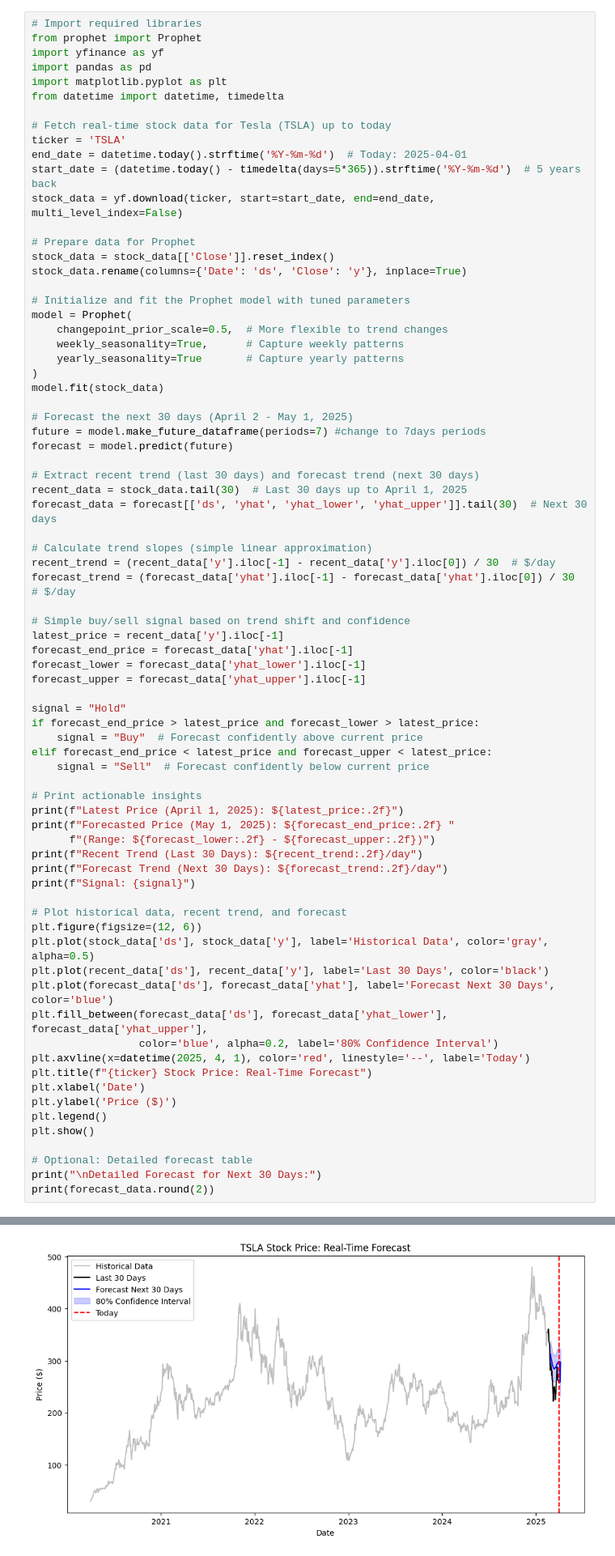
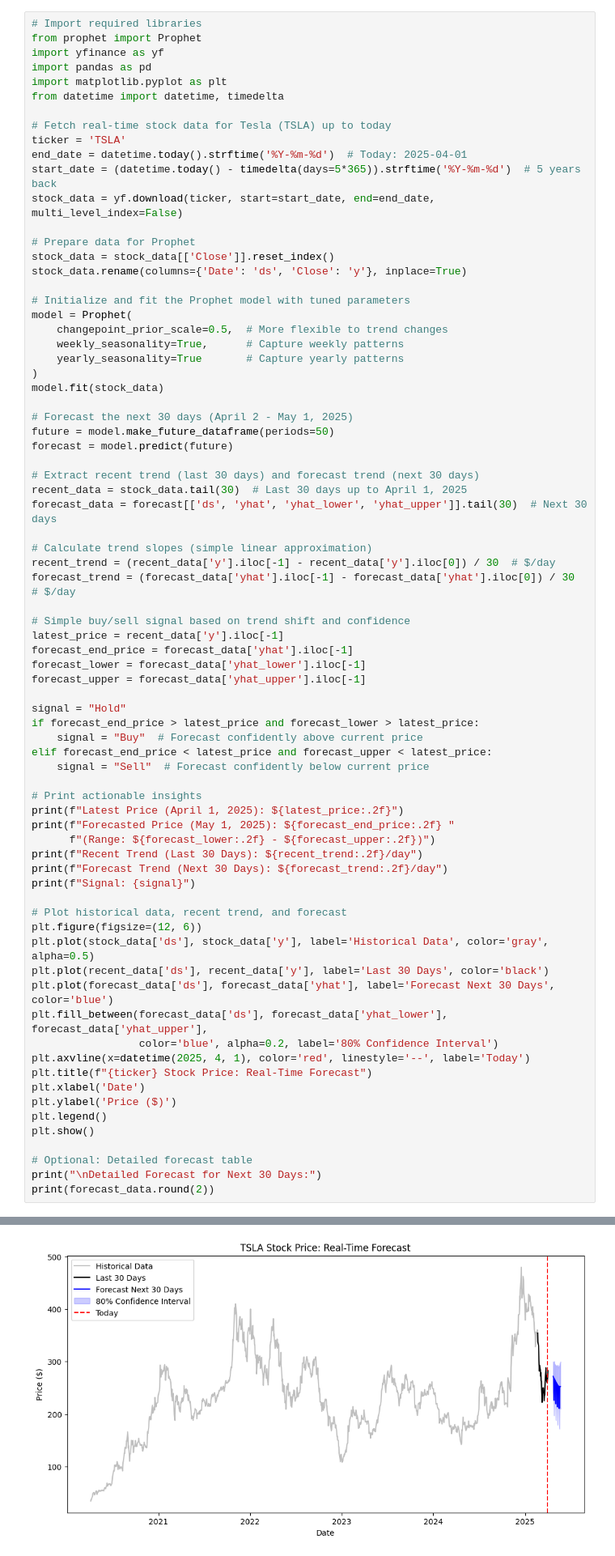
Before and after one commit to bharath-k9/stock_forecast, a Jupyter notebook: stock_analysis.ipynb, the cells around one changed output, grey strips where cells are left out. Shown at 81% size. Drawn from its saved outputs; the diff is of its cells as text.

```diff
--- a/stock_analysis.ipynb
+++ b/stock_analysis.ipynb
@@ -188,7 +185,7 @@ model = Prophet(
 model.fit(stock_data)
 
 # Forecast the next 30 days (April 2 - May 1, 2025)
-future = model.make_future_dataframe(periods=7) #change to 7days periods
+future = model.make_future_dataframe(periods=50)
 forecast = model.predict(future)
 
 # Extract recent trend (last 30 days) and forecast trend (next 30 days)
@@ -248,3 +245,3 @@ Signal: Buy
-[figure, old version]
+[figure, new version]
 Detailed Forecast for Next 30 Days:
              ds    yhat  yhat_lower  yhat_upper
```
Also changed, not shown: parts of 10 cells of this notebook.
